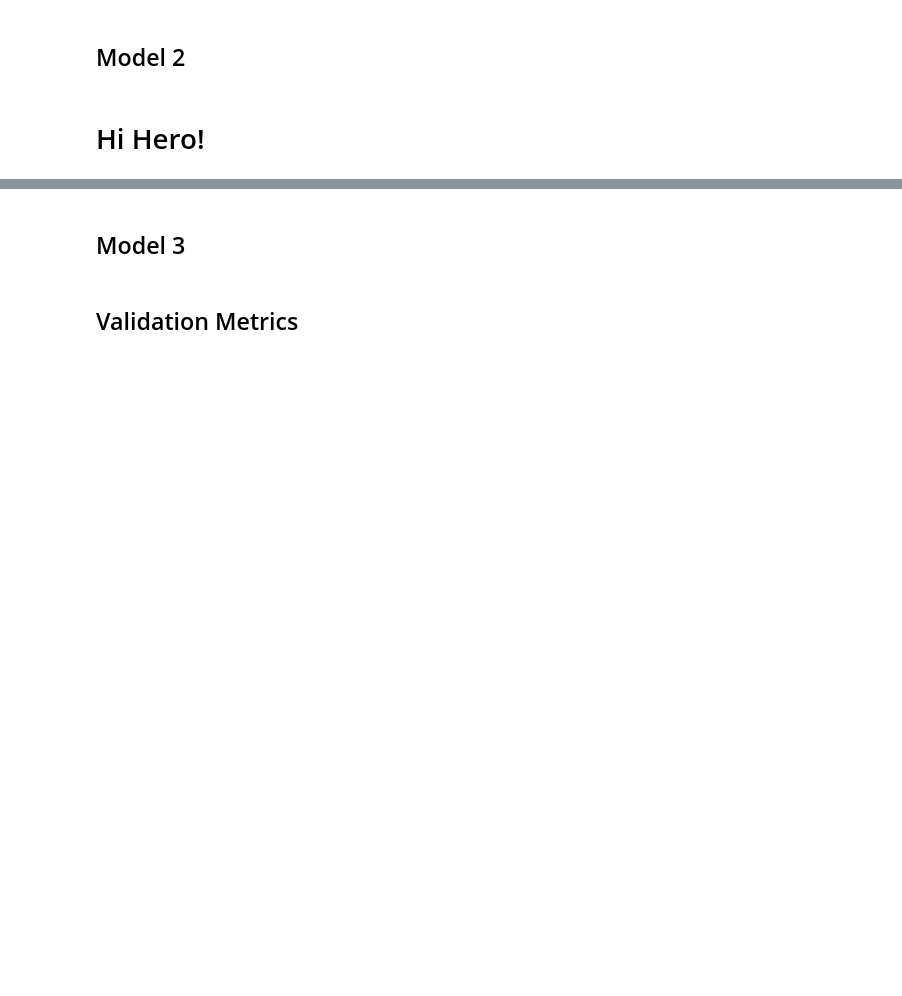
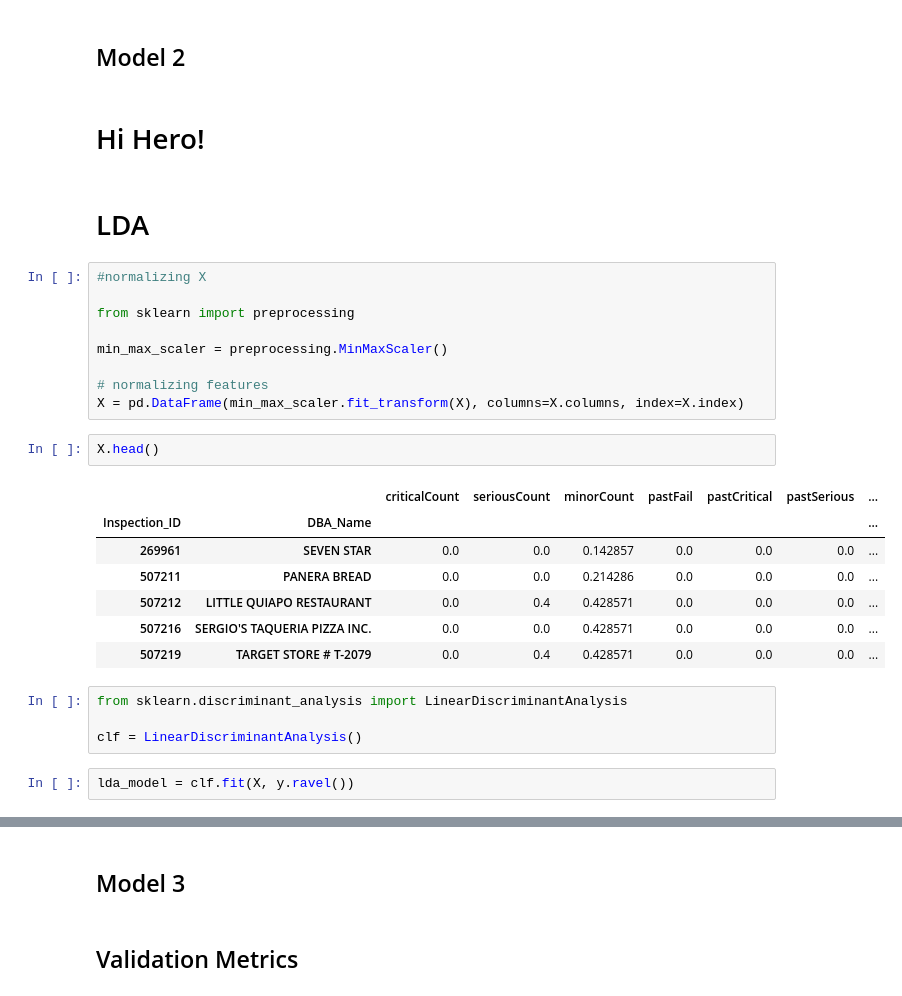
Before and after one commit to paulbsalamanca/CSS-Project-3-Team-6-Fall-2020, a Jupyter notebook: Project 3 Students.ipynb, the cells around one changed output, grey strips where cells are left out. Cells and saved outputs as stored; diff of their text form; blank space fills up the shorter version.

Commit message:
pushing Model 2

```diff
--- a/Project 3 Students.ipynb
+++ b/Project 3 Students.ipynb
@@ -187,3 +189,30 @@ dt = DecisionTree()
 ## Model 2
 # %% [markdown]
 # Hi Hero!
+# %% [markdown]
+# LDA
+# %%
+#normalizing X
+
+from sklearn import preprocessing
+
+min_max_scaler = preprocessing.MinMaxScaler()
+
+# normalizing features
+X = pd.DataFrame(min_max_scaler.fit_transform(X), columns=X.columns, index=X.index)
+# %%
+X.head()
+# %% [output]
+|  |  | criticalCount | seriousCount | minorCount | pastFail | pastCritical | pastSerious | ... |
+| Inspection_ID | DBA_Name |  |  |  |  |  |  | ... |
+| 269961 | SEVEN STAR | 0.0 | 0.0 | 0.142857 | 0.0 | 0.0 | 0.0 | ... |
+| 507211 | PANERA BREAD | 0.0 | 0.0 | 0.214286 | 0.0 | 0.0 | 0.0 | ... |
+| 507212 | LITTLE QUIAPO RESTAURANT | 0.0 | 0.4 | 0.428571 | 0.0 | 0.0 | 0.0 | ... |
+| 507216 | SERGIO'S TAQUERIA PIZZA INC. | 0.0 | 0.0 | 0.428571 | 0.0 | 0.0 | 0.0 | ... |
+| 507219 | TARGET STORE # T-2079 | 0.0 | 0.4 | 0.428571 | 0.0 | 0.0 | 0.0 | ... |
+# %%
+from sklearn.discriminant_analysis import LinearDiscriminantAnalysis
+
+clf = LinearDiscriminantAnalysis()
+# %%
+lda_model = clf.fit(X, y.ravel())
```
Also changed, not shown: parts of 23 cells of this notebook.
